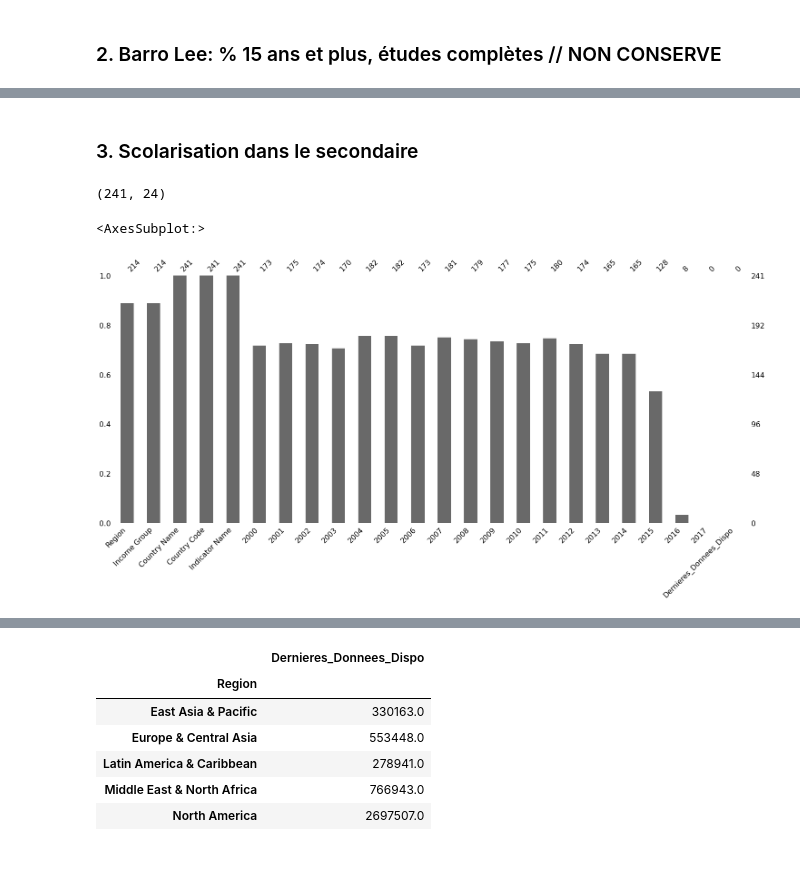
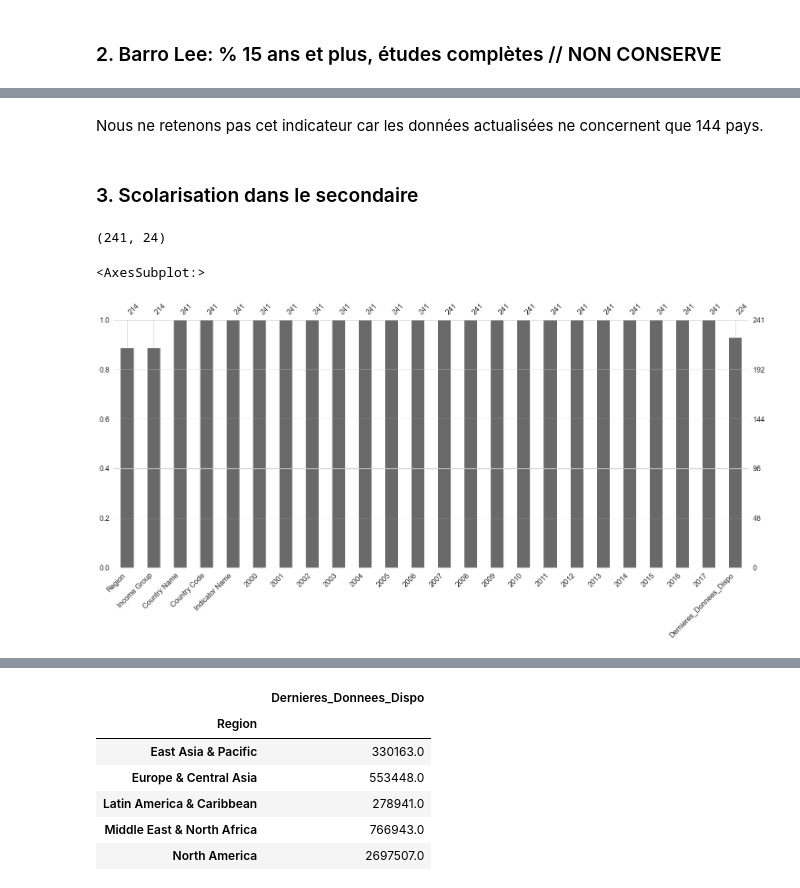
Before and after one commit to Charlotte-1987/openclassroom-projet2, a Jupyter notebook: notebook.ipynb, the cells around one changed output, grey strips where cells are left out. Drawn from its saved outputs; the diff is of its cells as text; code cells hidden in the pictures; blank space fills up the shorter version.

```diff
--- a/notebook.ipynb
+++ b/notebook.ipynb
@@ -425,3 +617,5 @@ df_pop1_selection.loc[:,['Country Name','Dernieres_Donnees_Dispo']].sort_values(
+# %% [markdown]
+Nous ne retenons pas cet indicateur car les données actualisées ne concernent que 144 pays.
 # %% [markdown]
 ### 3. Scolarisation dans le secondaire
 # %%
@@ -429,14 +623,13 @@ df_pop1_selection.loc[:,['Country Name','Dernieres_Donnees_Dispo']].sort_values(
 # Enrolment in secondary education, both sexes (number)
 
 df_secondaire3 = df_base[df_base['Indicator Name'].isin(['Enrolment in secondary education, both sexes (number)'])]
-
-# 182 remplis en 2004, au max du remplissage
+df_secondaire3_complet = df_secondaire3.fillna(method ='ffill', axis = 1)
+df_secondaire3_complet['Dernieres_Donnees_Dispo'] = pd.to_numeric(df_secondaire3_complet['Dernieres_Donnees_Dispo'],errors='coerce', downcast="float")
+df_secondaire3_complet.shape
+# %% [output]
+(241, 24)
-# %%
-df_secondaire3.shape
-# %% [output]
-(241, 24)
 # %%
-msno.bar(df_secondaire3.sample(241))
+msno.bar(df_secondaire3_complet.sample(241))
 # %% [output]
 <AxesSubplot:>
-[figure, old version]
+[figure, new version]
```
Also changed, not shown: parts of 82 cells of this notebook.
